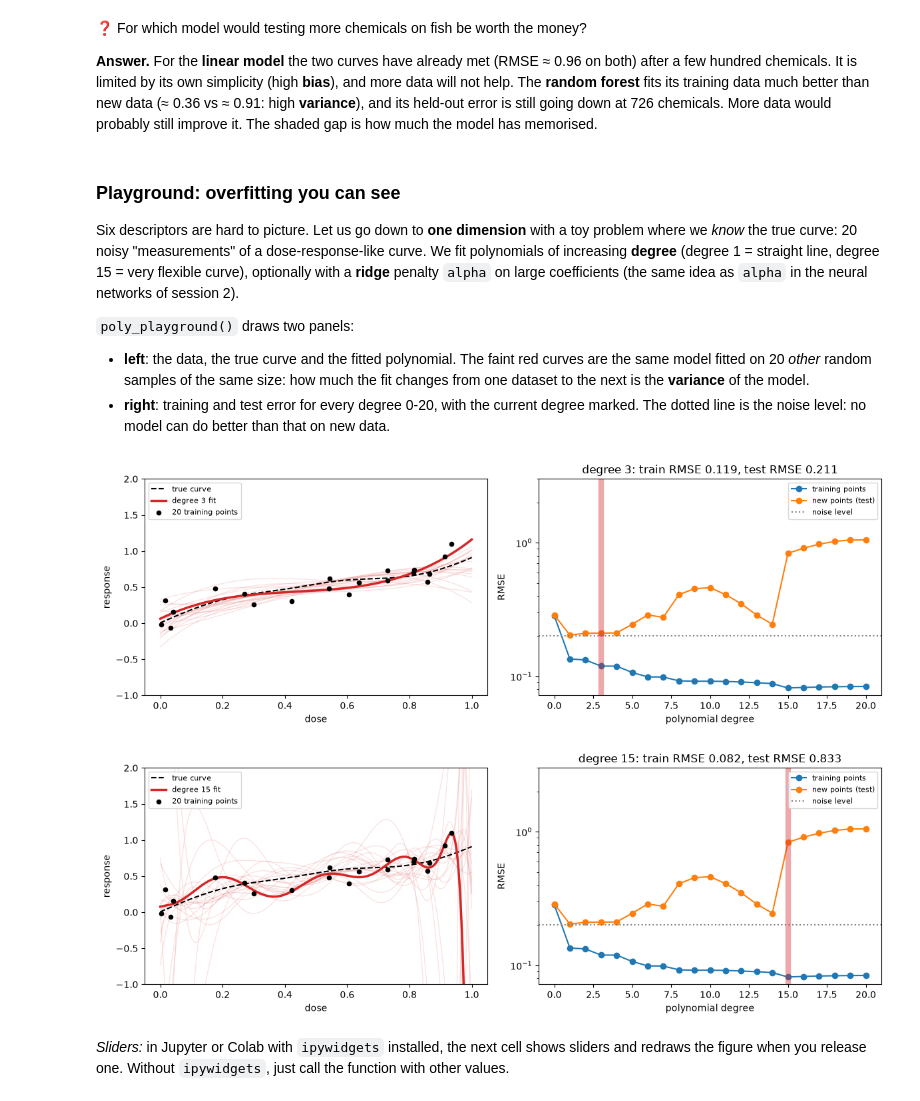
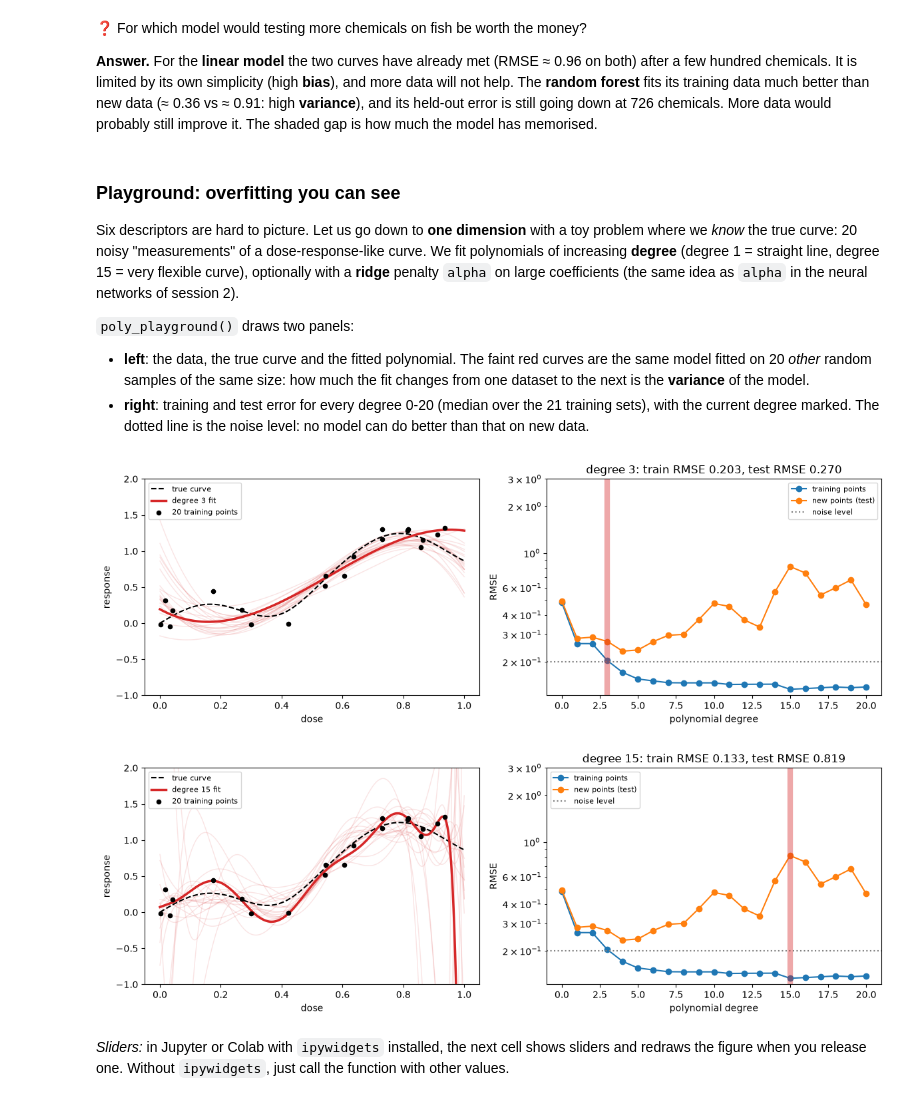
Before and after one commit to giorginolab/AI-qbio-classes, a Jupyter notebook: course/t01_toxicity_qsar.ipynb, the cells around one changed output. Saved outputs shown, nothing was run; the diff lists cells and outputs as text; code cells hidden in the pictures.

```diff
--- a/course/t01_toxicity_qsar.ipynb
+++ b/course/t01_toxicity_qsar.ipynb
@@ -603,12 +603,13 @@ of session 2).
 * **left**: the data, the true curve and the fitted polynomial. The faint red curves are the same
   model fitted on 20 *other* random samples of the same size: how much the fit changes from one
   dataset to the next is the **variance** of the model.
-* **right**: training and test error for every degree 0-20, with the current degree marked. The
+* **right**: training and test error for every degree 0-20 (median over the 21 training sets),
+  with the current degree marked. The
   dotted line is the noise level: no model can do better than that on new data.
 # %%
 def true_curve(x):
     """The 'truth' we pretend not to know: a smooth dose-response-like curve."""
-    return 1 / (1 + np.exp(-10 * (x - 0.5))) + 0.3 * np.sin(6 * x)
+    return 1 / (1 + np.exp(-15 * (x - 0.45))) + 0.25 * np.sin(10 * x)
 
 def make_toy(n, noise, seed):
     """n noisy measurements of true_curve at random x in [0, 1]."""
@@ -627,39 +628,42 @@ def poly_playground(degree=3, n_train=20, noise=0.2, alpha=0.0, seed=0, show_var
     x_tr, y_tr = make_toy(n_train, noise, seed)
     x_te, y_te = make_toy(500, noise, seed + 1000)            # fresh data from the same "experiment"
     grid = np.linspace(0, 1, 400)
     fig, (ax1, ax2) = plt.subplots(1, 2, figsize=(12, 4.2))
 
+    # 20 other training sets of the same size, from the same "experiment"
+    resamples = [make_toy(n_train, noise, 100 * seed + s) for s in range(1, 21)]
     if show_variance:
-        for s in range(1, 21):
-            xs, ys = make_toy(n_train, noise, 100 * seed + s)
+        for xs, ys in resamples:
             ax1.plot(grid, poly_model(degree, alpha).fit(xs[:, None], ys).predict(grid[:, None]),
                      color="tab:red", alpha=0.12, lw=1)
     model = poly_model(degree, alpha).fit(x_tr[:, None], y_tr)
     ax1.plot(grid, true_curve(grid), "k--", lw=1.5, label="true curve")
     ax1.plot(grid, model.predict(grid[:, None]), color="tab:red", lw=2.5, label=f"degree {degree} fit")
     ax1.scatter(x_tr, y_tr, color="k", s=20, zorder=3, label=f"{n_train} training points")
     ax1.set_ylim(-1, 2); ax1.set_xlabel("dose"); ax1.set_ylabel("response"); ax1.legend(fontsize=8, loc="upper left")
 
+    # error for every degree: median over the training sets (one set alone gives a bumpy curve)
     rmse = lambda m, x, y: np.sqrt(np.mean((m.predict(x[:, None]) - y) ** 2))
     degrees = range(0, 21)
     tr, te = [], []
     for d in degrees:
-        m = poly_model(d, alpha).fit(x_tr[:, None], y_tr)
-        tr.append(rmse(m, x_tr, y_tr)); te.append(rmse(m, x_te, y_te))
+        fits = [(poly_model(d, alpha).fit(xs[:, None], ys), xs, ys) for xs, ys in [(x_tr, y_tr)] + resamples]
+        tr.append(np.median([rmse(m, xs, ys) for m, xs, ys in fits]))
+        te.append(np.median([rmse(m, x_te, y_te) for m, xs, ys in fits]))
     ax2.plot(degrees, tr, "o-", label="training points")
     ax2.plot(degrees, te, "o-", label="new points (test)")
     ax2.axhline(noise, color="grey", ls=":", label="noise level")
     ax2.axvline(degree, color="tab:red", alpha=0.4, lw=6)
     ax2.set_yscale("log"); ax2.set_ylim(top=3); ax2.set_xlabel("polynomial degree"); ax2.set_ylabel("RMSE")
     ax2.set_title(f"degree {degree}: train RMSE {tr[degree]:.3f}, test RMSE {te[degree]:.3f}")
     ax2.legend(fontsize=8)
     plt.tight_layout(); plt.show()
 
 poly_playground(degree=3)
 poly_playground(degree=15)
 # %% [output]
-[figure, old version]
+[figure, new version]
-[figure, old version]
+[figure, new version]
 # %% [markdown]
 *Sliders:* in Jupyter or Colab with `ipywidgets` installed, the next cell shows sliders and redraws the figure when you release one. Without `ipywidgets`, just call the function with other values.
 # %%
```
Also changed, not shown: parts of 1 cell of this notebook, 5 other files.
